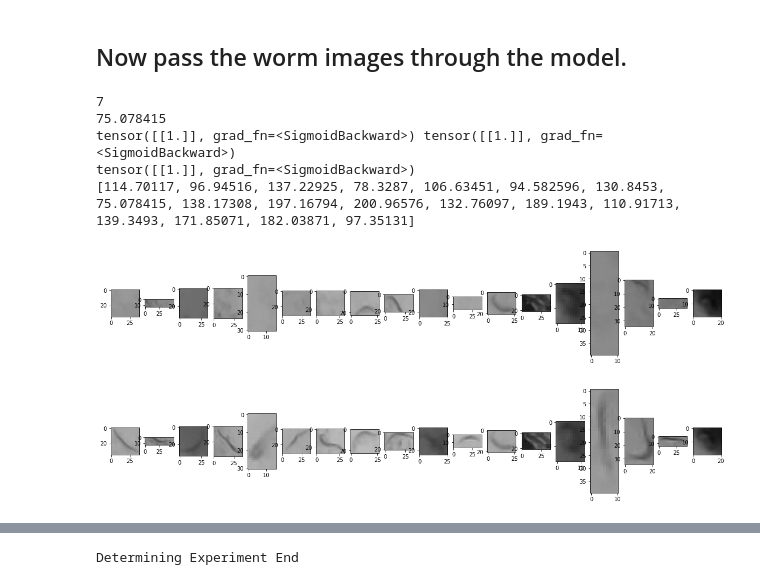
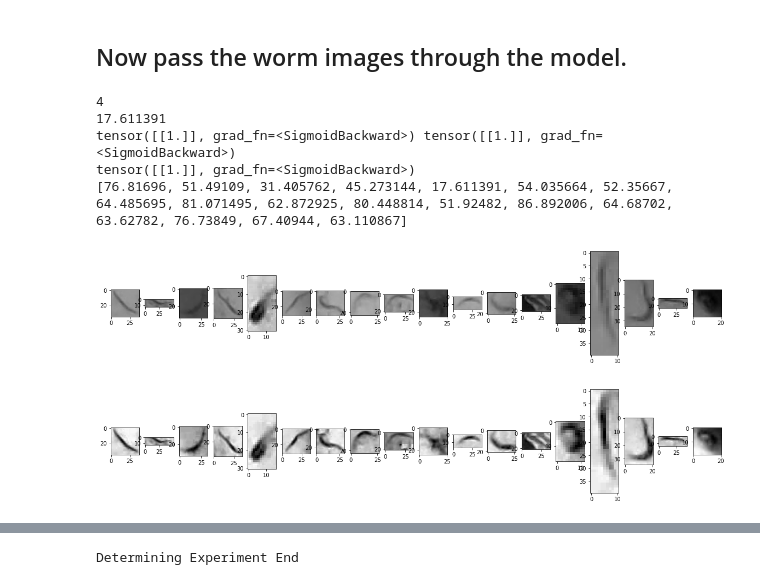
Before and after one commit to paolobif/TOD, a Jupyter notebook: dev_model.ipynb, the cells around one changed output, grey strips where cells are left out. Drawn from its saved outputs; the diff is of its cells as text; code cells hidden in the pictures.

```diff
--- a/dev_model.ipynb
+++ b/dev_model.ipynb
@@ -99,8 +99,8 @@ display_worms(end_worms)
 ## Now pass the worm images through the model.
 # %%
 worm_ids = np.arange(0, len(viewer.tracked))
-end_worms = viewer.fetch_worms(worm_ids, 1900)
-new_worms = viewer.fetch_worms(worm_ids, 1600)
+end_worms = viewer.fetch_worms(worm_ids, 2000)
+new_worms = viewer.fetch_worms(worm_ids, 1950)
 
 def get_img_features(img):
     img = pre_process_img(img)
@@ -108,7 +108,7 @@ def get_img_features(img):
     feat = feat.detach().numpy()[0]
     return x, feat
 
-_, worm0 = get_img_features(end_worms[10])
+_, worm0 = get_img_features(end_worms[4])
 
 distances = []
 classes = []
@@ -132,17 +132,17 @@ print(_, classes[min_dst])
 print(classes[5])
 print(distances)
 # %% [output]
-7
-75.078415
+4
+17.611391
 tensor([[1.]], grad_fn=<SigmoidBackward>) tensor([[1.]], grad_fn=<SigmoidBackward>)
 tensor([[1.]], grad_fn=<SigmoidBackward>)
-[114.70117, 96.94516, 137.22925, 78.3287, 106.63451, 94.582596, 130.8453, 75.078415, 138.17308, 197.16794, 200.96576, 132.76097, 189.1943, 110.91713, 139.3493, 171.85071, 182.03871, 97.35131]
+[76.81696, 51.49109, 31.405762, 45.273144, 17.611391, 54.035664, 52.35667, 64.485695, 81.071495, 62.872925, 80.448814, 51.92482, 86.892006, 64.68702, 63.62782, 76.73849, 67.40944, 63.110867]
 # %%
-new_worms = viewer.fetch_worms(worm_ids, 1300)
-display_worms(new_worms)
+# new_worms = viewer.fetch_worms(worm_ids, 2000)
+display_worms(end_worms)
 # %% [output]
-[figure, old version]
+[figure, new version]
 # %%
-display_worms(end_worms)
+display_worms(new_worms)
 # %% [output]
-[figure, old version]
+[figure, new version]
```
Also changed, not shown: parts of 8 cells of this notebook, 1 other file.
